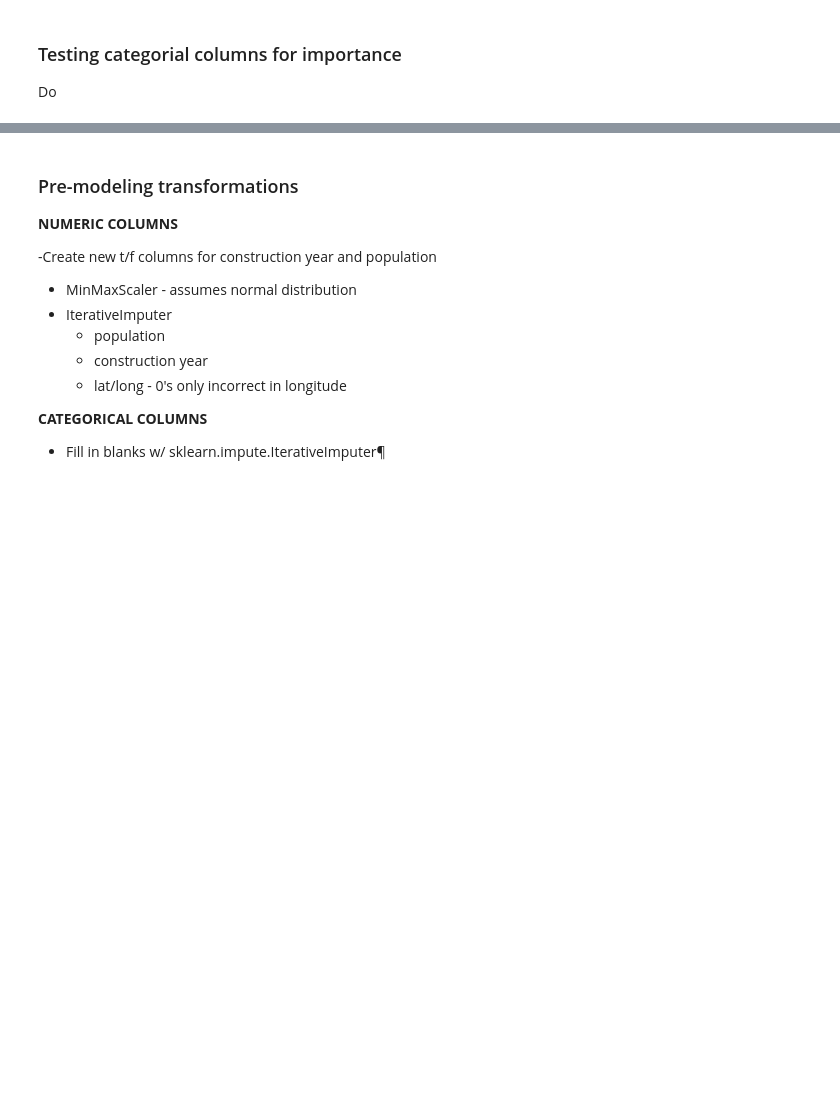
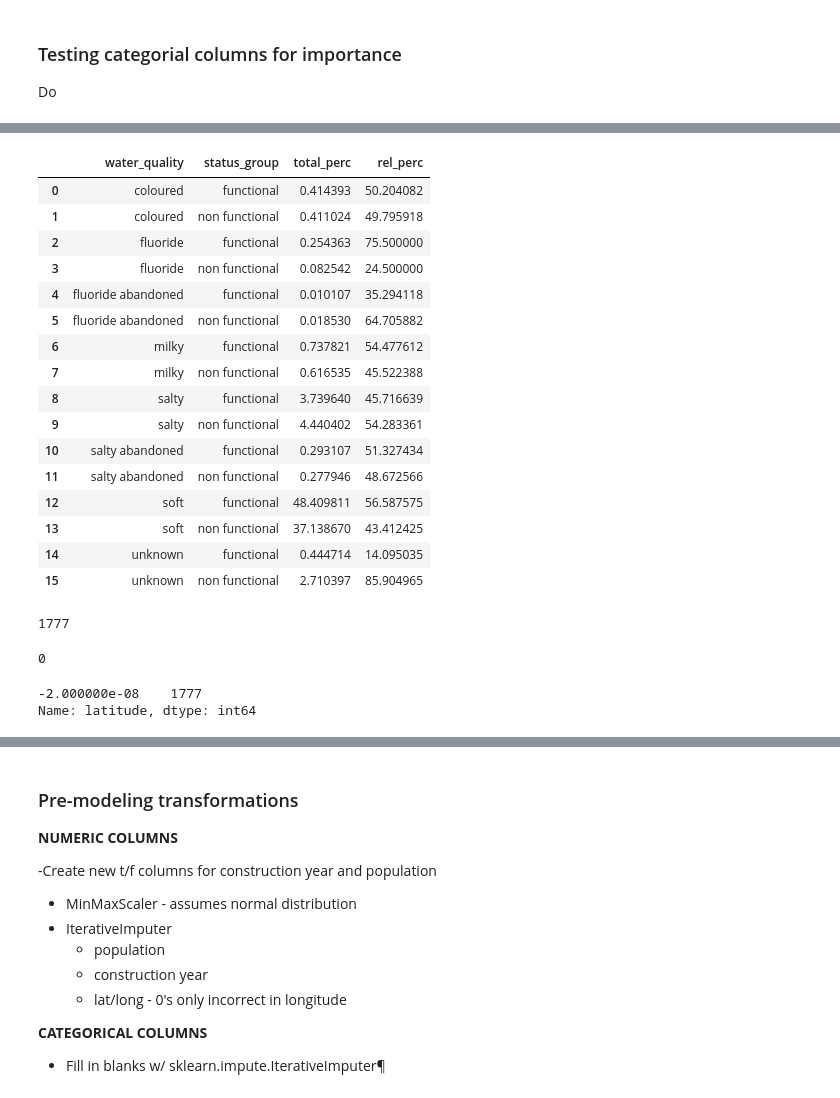
Before and after one commit to NicholasIndorf/TanzanianWaterWells, a Jupyter notebook: notebooks/Nick/Nick.ipynb, the cells around one changed output, grey strips where cells are left out. Cells and saved outputs as stored; diff of their text form; code cells hidden in the pictures; blank space fills up the shorter version.

```diff
--- a/notebooks/Nick/Nick.ipynb
+++ b/notebooks/Nick/Nick.ipynb
@@ -403,3 +388,23 @@ dtype: float64
+# %%
+important_feat(df, 'water_quality')
+# %% [output]
+|  | water_quality | status_group | total_perc | rel_perc |
+| 0 | coloured | functional | 0.414393 | 50.204082 |
+| 1 | coloured | non functional | 0.411024 | 49.795918 |
+| 2 | fluoride | functional | 0.254363 | 75.500000 |
+| 3 | fluoride | non functional | 0.082542 | 24.500000 |
+| 4 | fluoride abandoned | functional | 0.010107 | 35.294118 |
+| 5 | fluoride abandoned | non functional | 0.018530 | 64.705882 |
+| 6 | milky | functional | 0.737821 | 54.477612 |
+| 7 | milky | non functional | 0.616535 | 45.522388 |
+| 8 | salty | functional | 3.739640 | 45.716639 |
+| 9 | salty | non functional | 4.440402 | 54.283361 |
+| 10 | salty abandoned | functional | 0.293107 | 51.327434 |
+| 11 | salty abandoned | non functional | 0.277946 | 48.672566 |
+| 12 | soft | functional | 48.409811 | 56.587575 |
+| 13 | soft | non functional | 37.138670 | 43.412425 |
+| 14 | unknown | functional | 0.444714 | 14.095035 |
+| 15 | unknown | non functional | 2.710397 | 85.904965 |
 # %%
 drop_cols = ['num_private', 'region_code', 'district_code', 'date_recorded',
              'wpt_name', 'subvillage', 'ward', 'public_meeting',
@@ -409,0 +415,13 @@ df_trim = df.drop(columns=drop_cols, inplace=True)
+# %%
+(df['longitude'] == 0).sum()
+# %% [output]
+1777
+# %%
+(df['latitude'] == 0).sum()
+# %% [output]
+0
+# %%
+df[df['longitude'] == 0]['latitude'].value_counts()
+# %% [output]
+-2.000000e-08    1777
+Name: latitude, dtype: int64
```
Also changed, not shown: parts of 46 cells of this notebook, 1 other file.
